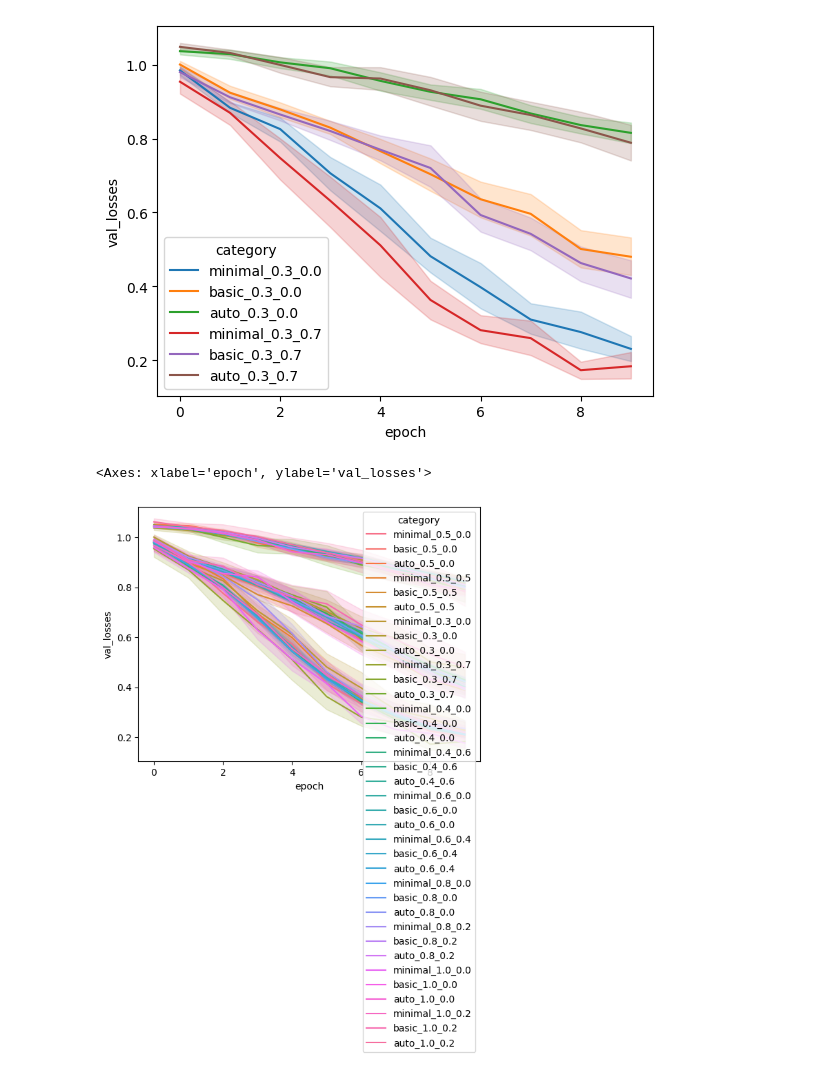
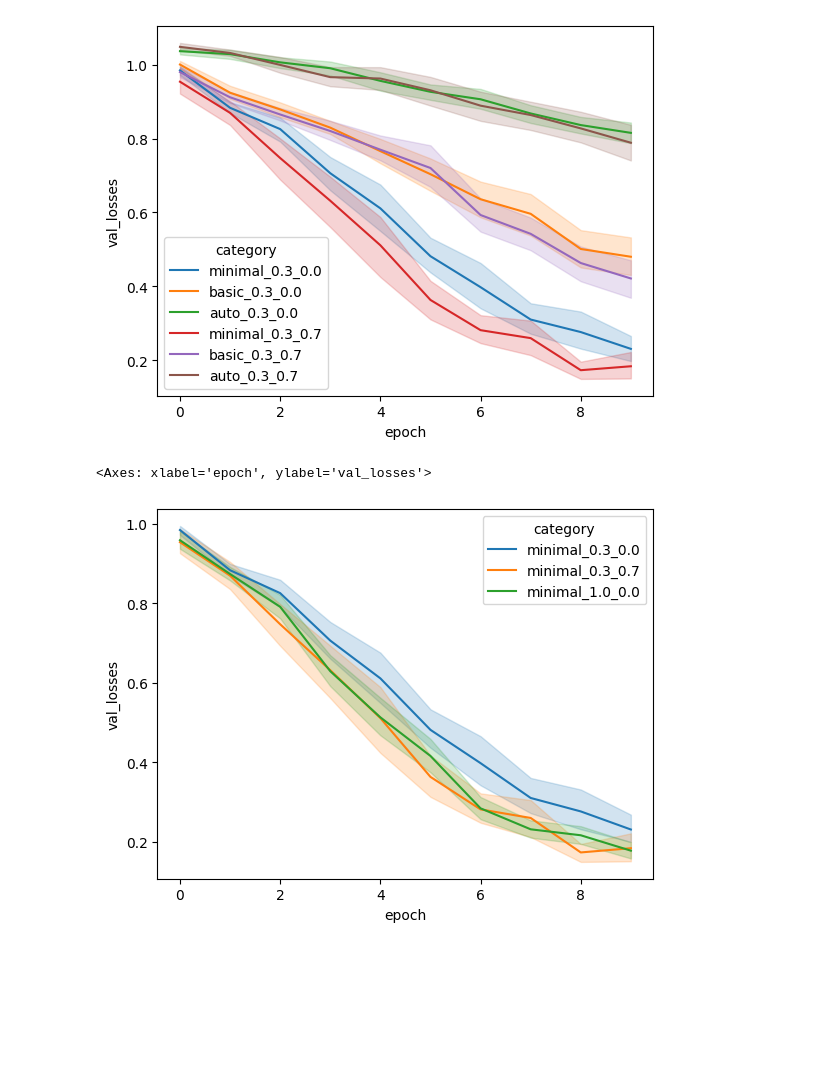
Before and after one commit to dan-kwon/MAS-thesis, a Jupyter notebook: convolutional_neural_network.ipynb, the cells around one changed output. Saved outputs shown, nothing was run; the diff lists cells and outputs as text; code cells hidden in the pictures; blank space fills up the shorter version.

Commit message:
add images

```diff
--- a/convolutional_neural_network.ipynb
+++ b/convolutional_neural_network.ipynb
@@ -213,13 +213,13 @@ sns.lineplot(
 [figure]
 # %%
 import seaborn as sns
-transform_category = 'auto'
+transform_category = 'minimal'
 sns.lineplot(
-    data=df_results[df_results['category'].isin([f'{transform_category}_1.0_0.0',f'{transform_category}_0.6_0.4',f'{transform_category}_0.6_0.0'])],
+    data=df_results[df_results['category'].isin([f'{transform_category}_1.0_0.0',f'{transform_category}_0.3_0.7',f'{transform_category}_0.3_0.0'])],
     x='epoch',
     y='val_losses',
     hue='category'
 )
 # %% [output]
 <Axes: xlabel='epoch', ylabel='val_losses'>
-[figure, old version]
+[figure, new version]
```
Also changed, not shown: parts of 2 cells of this notebook.
